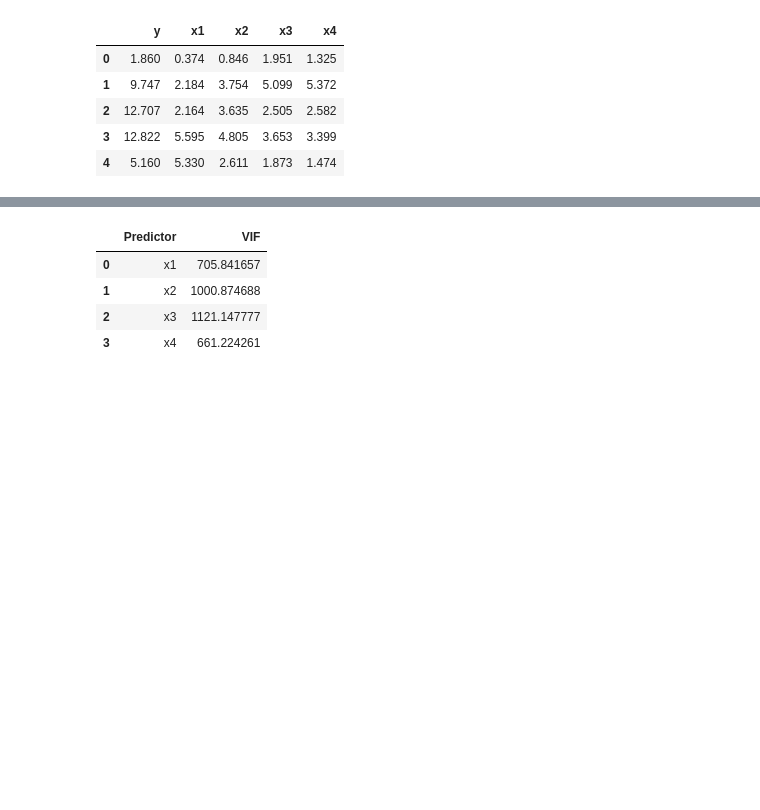
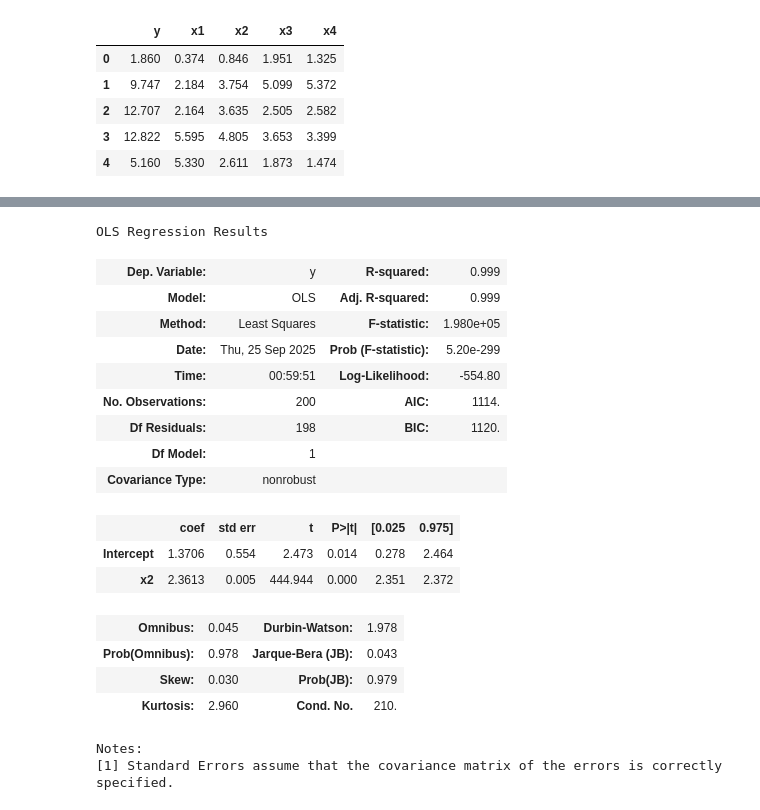
Before and after one commit to zhangshiman22/regression_f25, a Jupyter notebook: Code/multicollinearity_toy_ex.ipynb, the cells around one changed output, grey strips where cells are left out. Saved outputs shown, nothing was run; the diff lists cells and outputs as text; code cells hidden in the pictures; blank space fills up the shorter version.

```diff
--- a/Code/multicollinearity_toy_ex.ipynb
+++ b/Code/multicollinearity_toy_ex.ipynb
@@ -425,27 +443,27 @@ OLS Regression Results
 | Kurtosis: | 3.133 | Cond. No. | 377. |
 Notes:
 [1] Standard Errors assume that the covariance matrix of the errors is correctly specified.
-# %%
-# 3. Calculate the VIFs for each predictor. Which VIFs are concerning? Comment on what you find.
-model_x1 = ols('y ~ x1', data=df).fit()
-model_x2 = ols('y ~ x2', data=df).fit()
-model_x3 = ols('y ~ x3', data=df).fit()
-model_x4 = ols('y ~ x4', data=df).fit()
-
-vif_x1 = 1 / (1 - model_x1.rsquared)
-vif_x2 = 1 / (1 - model_x2.rsquared)
-vif_x3 = 1 / (1 - model_x3.rsquared)
-vif_x4 = 1 / (1 - model_x4.rsquared)
-
-vif_data = pd.DataFrame({
-    'Predictor': ['x1', 'x2', 'x3', 'x4'],
-    'VIF': [vif_x1, vif_x2, vif_x3, vif_x4]
-})
-
-vif_data
-# %% [output]
-|  | Predictor | VIF |
-| 0 | x1 | 705.841657 |
-| 1 | x2 | 1000.874688 |
-| 2 | x3 | 1121.147777 |
-| 3 | x4 | 661.224261 |
+# %%
+# 3. Calculate the VIFs for each predictor. Which VIFs are concerning? Comment on what you find.
+model_x2 = ols('y ~ x2', data=df).fit()
+model_x2.summary()
+# %% [output]
+OLS Regression Results
+| Dep. Variable: | y | R-squared: | 0.999 |
+| Model: | OLS | Adj. R-squared: | 0.999 |
+| Method: | Least Squares | F-statistic: | 1.980e+05 |
+| Date: | Thu, 25 Sep 2025 | Prob (F-statistic): | 5.20e-299 |
+| Time: | 00:59:51 | Log-Likelihood: | -554.80 |
+| No. Observations: | 200 | AIC: | 1114. |
+| Df Residuals: | 198 | BIC: | 1120. |
+| Df Model: | 1 |  |  |
+| Covariance Type: | nonrobust |  |  |
+|  | coef | std err | t | P>|t| | [0.025 | 0.975] |
+| Intercept | 1.3706 | 0.554 | 2.473 | 0.014 | 0.278 | 2.464 |
+| x2 | 2.3613 | 0.005 | 444.944 | 0.000 | 2.351 | 2.372 |
+| Omnibus: | 0.045 | Durbin-Watson: | 1.978 |
+| Prob(Omnibus): | 0.978 | Jarque-Bera (JB): | 0.043 |
+| Skew: | 0.030 | Prob(JB): | 0.979 |
+| Kurtosis: | 2.960 | Cond. No. | 210. |
+Notes:
+[1] Standard Errors assume that the covariance matrix of the errors is correctly specified.
```
Also changed, not shown: parts of 12 cells of this notebook.
